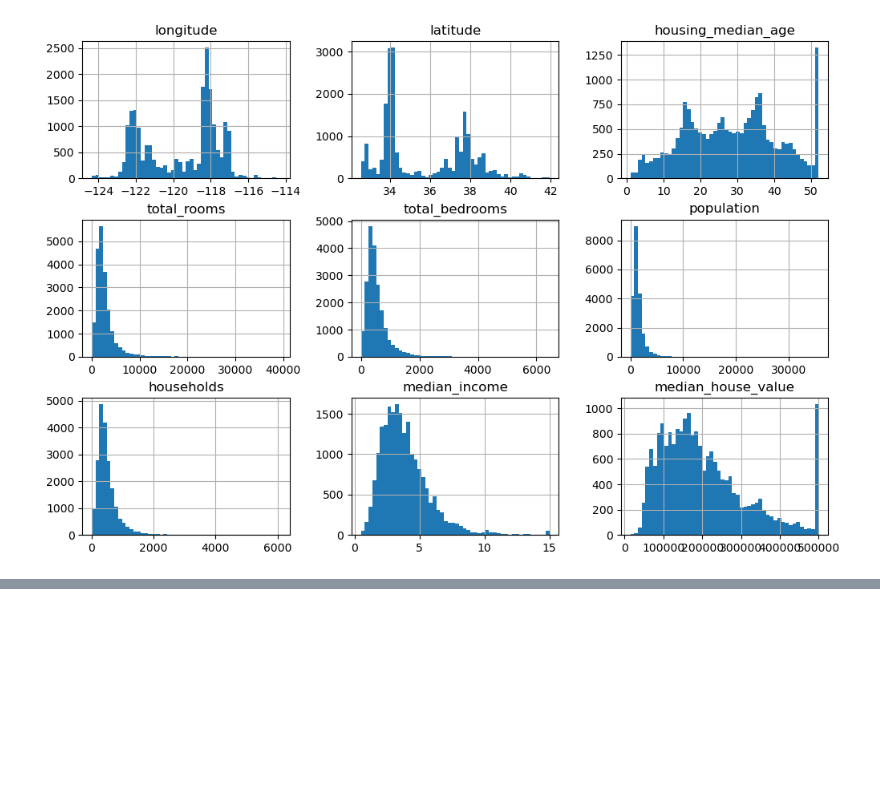
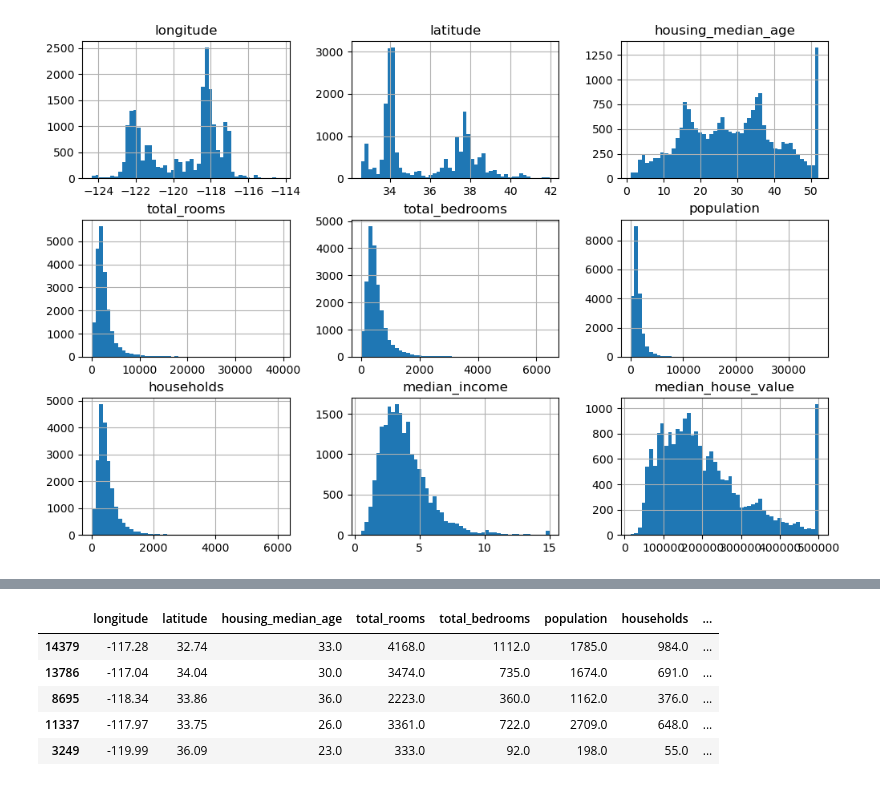
Before and after one commit to forgewithharsh/data-science-lab, a Jupyter notebook: scikit-learn/creating_a_test_set.ipynb, the cells around one changed output, grey strips where cells are left out. Cells and saved outputs as stored; diff of their text form; code cells hidden in the pictures; blank space fills up the shorter version.

```diff
--- a/scikit-learn/creating_a_test_set.ipynb
+++ b/scikit-learn/creating_a_test_set.ipynb
@@ -99,0 +117,9 @@ def shuffle_and_split
+# %%
+test.head()
+# %% [output]
+|  | longitude | latitude | housing_median_age | total_rooms | total_bedrooms | population | households | ... |
+| 14379 | -117.28 | 32.74 | 33.0 | 4168.0 | 1112.0 | 1785.0 | 984.0 | ... |
+| 13786 | -117.04 | 34.04 | 30.0 | 3474.0 | 735.0 | 1674.0 | 691.0 | ... |
+| 8695 | -118.34 | 33.86 | 36.0 | 2223.0 | 360.0 | 1162.0 | 376.0 | ... |
+| 11337 | -117.97 | 33.75 | 26.0 | 3361.0 | 722.0 | 2709.0 | 648.0 | ... |
+| 3249 | -119.99 | 36.09 | 23.0 | 333.0 | 92.0 | 198.0 | 55.0 | ... |
```
Also changed, not shown: parts of 3 cells of this notebook.
